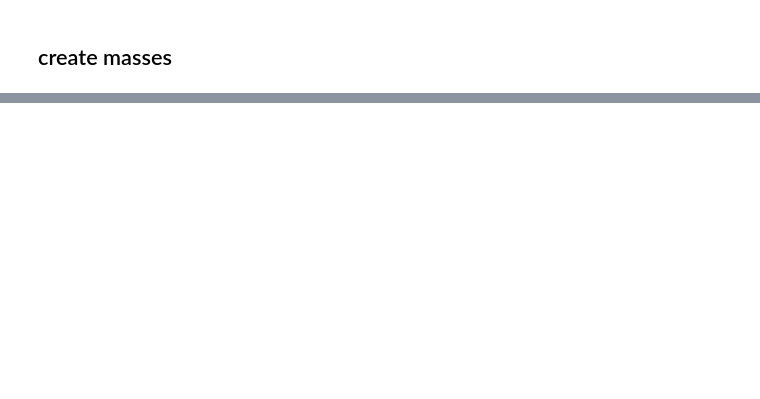
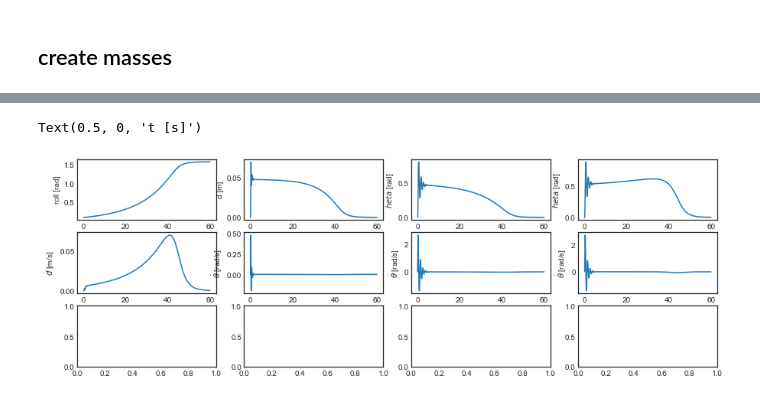
Before and after one commit to fh9g12/FwtModels, a Jupyter notebook: Workbooks/6_lets roll a rigid wing/1_simple rolling model.ipynb, the cells around one changed output, grey strips where cells are left out. Cells and saved outputs as stored; diff of their text form; code cells hidden in the pictures; blank space fills up the shorter version.

```diff
--- a/Workbooks/6_lets roll a rigid wing/1_simple rolling model.ipynb
+++ b/Workbooks/6_lets roll a rigid wing/1_simple rolling model.ipynb
@@ -171,0 +151,54 @@ $\displaystyle \left[\begin{matrix}1 & 0 & 0\\0 & \operatorname{sin}^{2}\left(q_
+# %%
+yData = solve_ivp(objectiveDeriv,(0,tmax),y0)
+
+# interpolate data onto a uniform time grid
+
+yi = yData.y
+t = yData.t
+
+plt.style.use('seaborn-white')
+
+fig, axes = plt.subplots(3,4,figsize=(15,5))
+
+# roll plot
+axes[0][0].plot(t,yi[0])
+axes[0][0].set_ylabel('roll [rad]')
+axes[0][0].set_xlabel('t [s]')
+
+# d plot
+axes[0][1].plot(t,yi[2])
+axes[0][1].set_ylabel('d [m]')
+axes[0][1].set_xlabel('t [s]')
+
+# theta plot
+axes[0][2].plot(t,yi[4])
+axes[0][2].set_ylabel('$\theta$ [rad]')
+axes[0][2].set_xlabel('t [s]')
+
+
+# theta plot
+axes[0][3].plot(t,yi[6])
+axes[0][3].set_ylabel('$\theta$ [rad]')
+axes[0][3].set_xlabel('t [s]')
+
+# ddot plot
+axes[1][0].plot(t,yi[1])
+axes[1][0].set_ylabel('$\dot{d}$ [m/s]')
+axes[1][0].set_xlabel('t [s]')
+
+# thetadot plot
+axes[1][1].plot(t,yi[3])
+axes[1][1].set_ylabel(r'$\dot{\theta}$ [rad/s]')
+axes[1][1].set_xlabel('t [s]')
+
+# thetadot plot
+axes[1][2].plot(t,yi[5])
+axes[1][2].set_ylabel(r'$\dot{\theta}$ [rad/s]')
+axes[1][2].set_xlabel('t [s]')
+# thetadot plot
+axes[1][3].plot(t,yi[7])
+axes[1][3].set_ylabel(r'$\dot{\theta}$ [rad/s]')
+axes[1][3].set_xlabel('t [s]')
+# %% [output]
+Text(0.5, 0, 't [s]')
+[figure, added]
```
Also changed, not shown: parts of 14 cells of this notebook, 1 other file.
